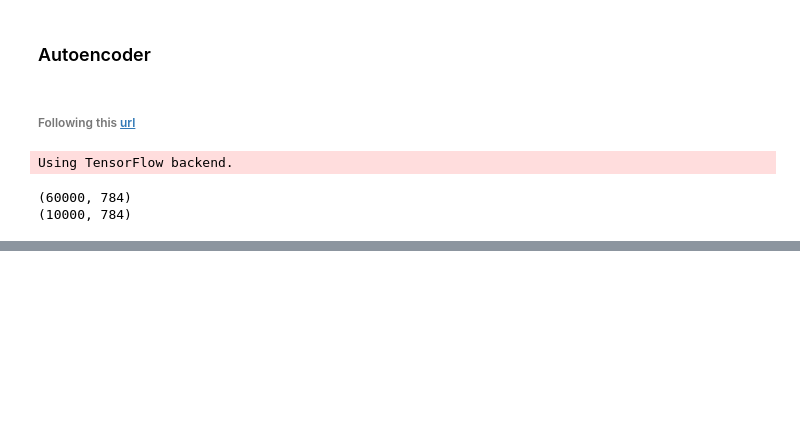
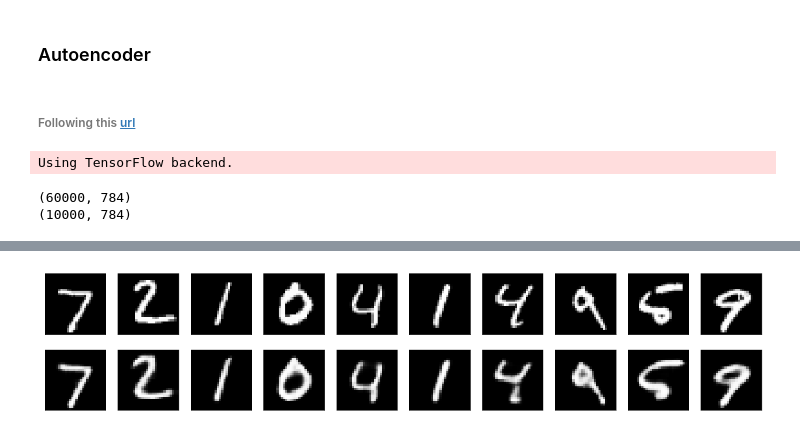
Before and after one commit to amnagrawal/ExploreML, a Jupyter notebook: Deep Learning/Autoencoder on MNIST.ipynb, the cells around one changed output, grey strips where cells are left out. Saved outputs shown, nothing was run; the diff lists cells and outputs as text; code cells hidden in the pictures; blank space fills up the shorter version.

```diff
--- a/Deep Learning/Autoencoder on MNIST.ipynb
+++ b/Deep Learning/Autoencoder on MNIST.ipynb
@@ -98,0 +216,19 @@ plt.show()
+# %%
+from keras.datasets import mnist
+import numpy as np
+
+(x_train, _), (x_test, _) = mnist.load_data()
+
+x_train = x_train.astype('float32') / 255.
+x_test = x_test.astype('float32') / 255.
+x_train = np.reshape(x_train, (len(x_train), 28, 28, 1))  # adapt this if using `channels_first` image data format
+x_test = np.reshape(x_test, (len(x_test), 28, 28, 1))  # adapt this if using `channels_first` image data format
+# %%
+from keras.callbacks import TensorBoard
+
+autoencoder.fit(x_train, x_train,
+                epochs=50,
+                batch_size=128,
+                shuffle=True,
+                validation_data=(x_test, x_test),
+                callbacks=[TensorBoard(log_dir='./../TBlogs/autoencoder')])
@@ -98,0 +254,4 @@ plt.show()
+# %%
+display_result(autoencoder, x_test)
+# %% [output]
+[figure, added]
```
Also changed, not shown: parts of 19 cells of this notebook, 3 other files.
